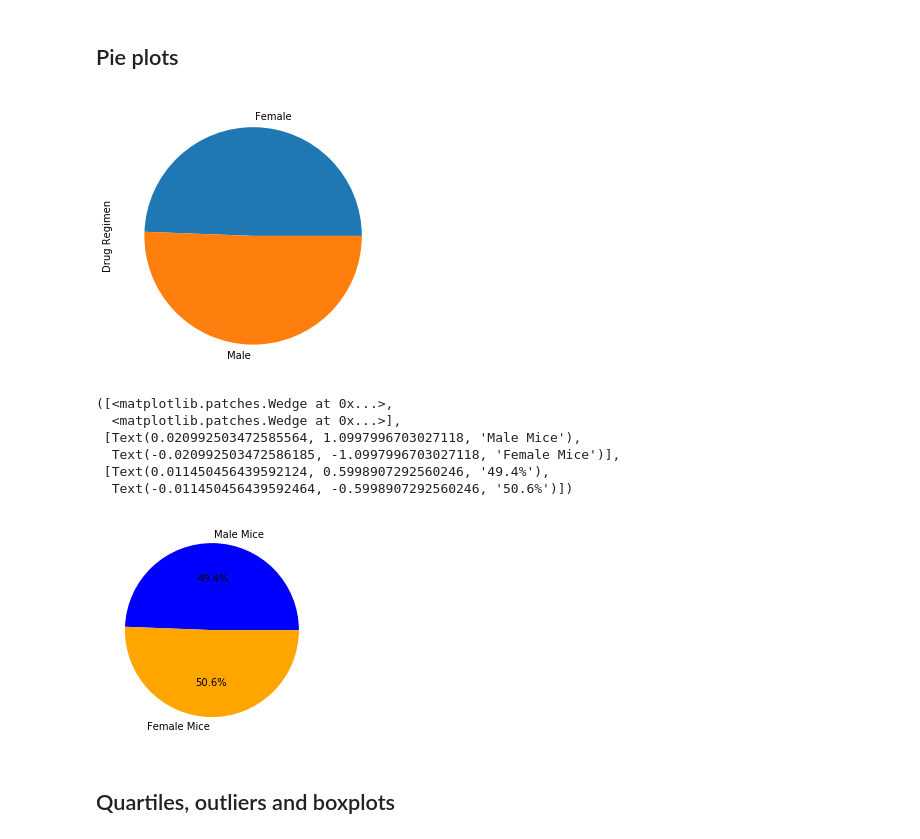
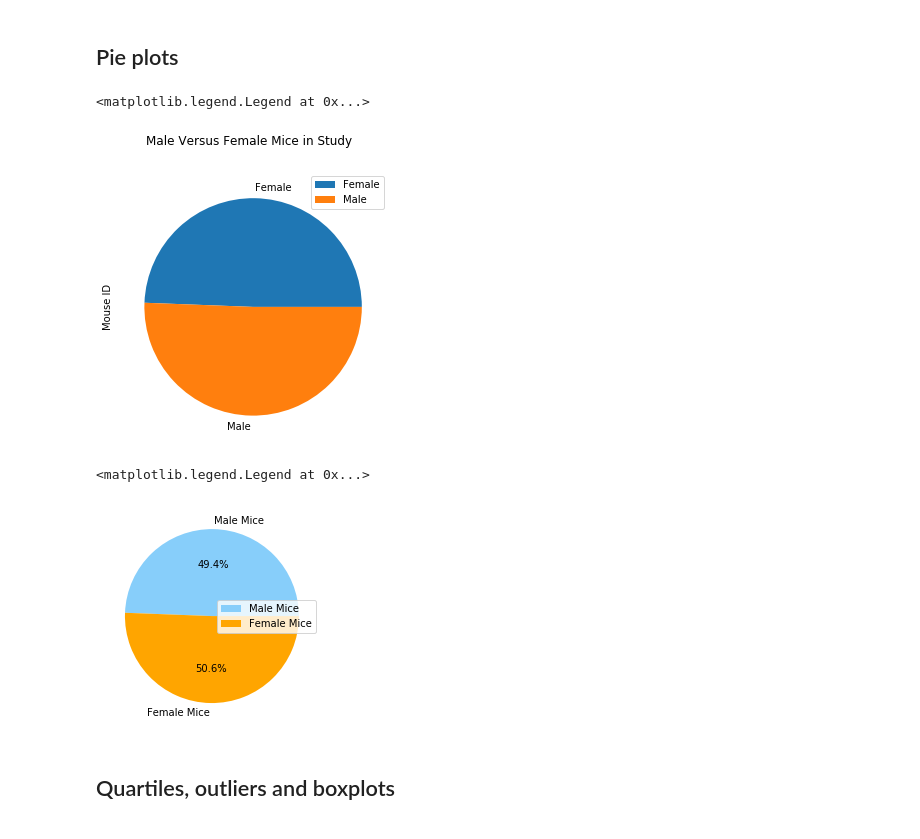
Before and after one commit to jlheen/matplotlib-challenge, a Jupyter notebook: pymaceuticals.ipynb, the cells around one changed output. Saved outputs shown, nothing was run; the diff lists cells and outputs as text; code cells hidden in the pictures.

```diff
--- a/pymaceuticals.ipynb
+++ b/pymaceuticals.ipynb
@@ -244,31 +231,28 @@ plt.bar(x_axis, y_axis, align="center")
 # %%
 # Generate a pie plot showing the distribution of female versus male mice using pandas
 # Split up data into groups based on sex
 gender_groups = complete_df.groupby('Sex')
 # Find out how many tests were completed on each of the sexes
-gender_tests = gender_groups['Drug Regimen'].count()
-genders_plot = gender_tests.plot(kind="pie", subplots=True, figsize=(5,5))
-
-#plt.tight_layout()
-# plt.axis("equal")
-# plt.show()
+gender_tests = gender_groups['Mouse ID'].count()
+genders_plot = gender_tests.plot(kind="pie",
+                                 subplots=True,
+                                 figsize=(5,5),
+                                title="Male Versus Female Mice in Study")
+plt.legend()
 # %% [output]
+<matplotlib.legend.Legend at 0x...>
-[figure, old version]
+[figure, new version]
 # %%
 # Generate a pie plot showing the distribution of female versus male mice using pyplot
 labels = ["Male Mice", "Female Mice"]
-colors = ['blue', 'orange']
+colors = ['lightskyblue', 'orange']
 # Tell matplotlib to create a pie chart based upon the above data
 plt.pie(gender_tests, labels=labels, colors=colors,
         autopct="%1.1f%%")
+plt.legend(loc="right")
 # %% [output]
-([<matplotlib.patches.Wedge at 0x...>,
-  <matplotlib.patches.Wedge at 0x...>],
- [Text(0.020992503472585564, 1.0997996703027118, 'Male Mice'),
-  Text(-0.020992503472586185, -1.0997996703027118, 'Female Mice')],
- [Text(0.011450456439592124, 0.5998907292560246, '49.4%'),
-  Text(-0.011450456439592464, -0.5998907292560246, '50.6%')])
+<matplotlib.legend.Legend at 0x...>
-[figure, old version]
+[figure, new version]
 # %% [markdown]
 ## Quartiles, outliers and boxplots
 # %%
```
Also changed, not shown: parts of 26 cells of this notebook.
